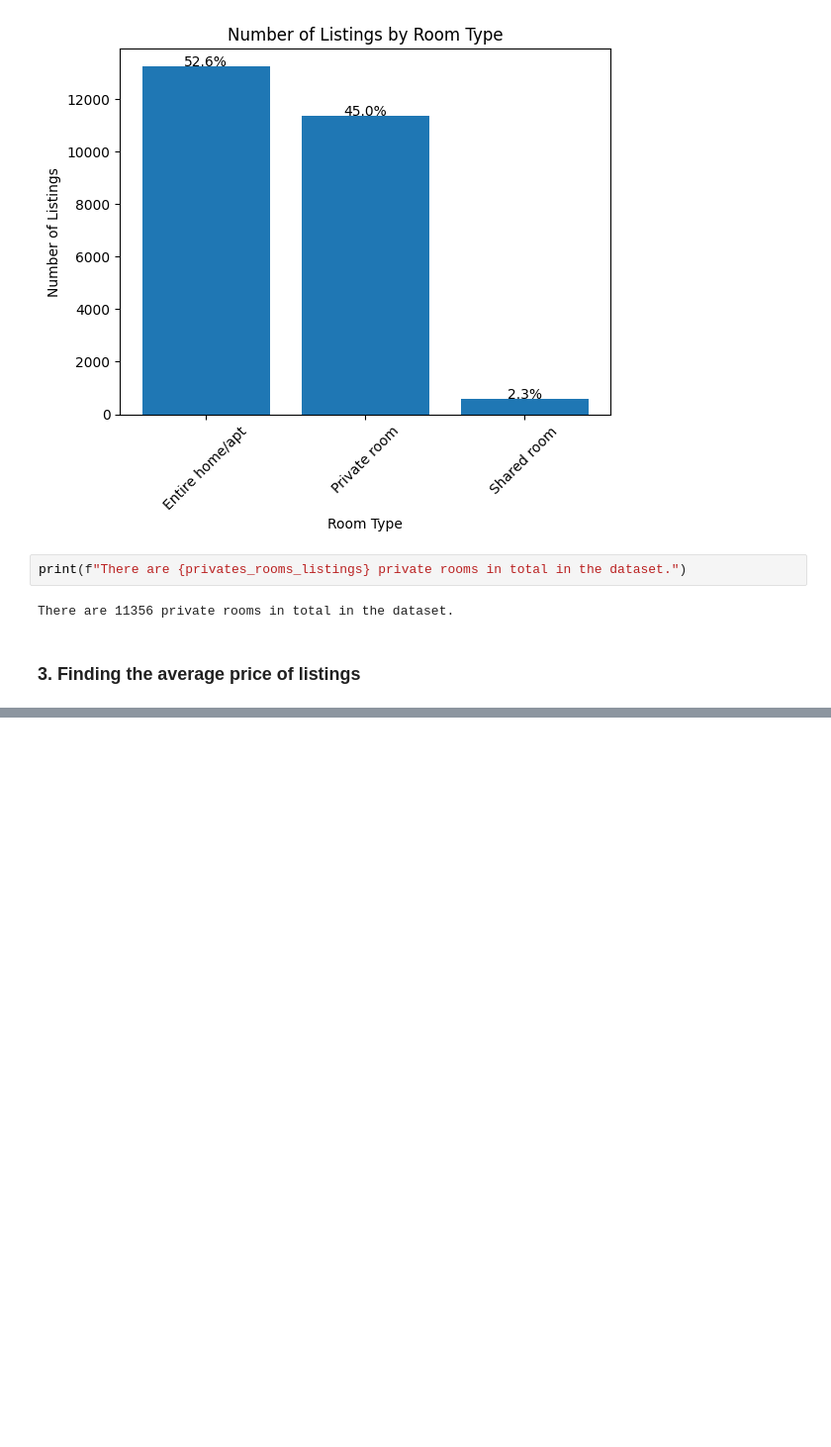
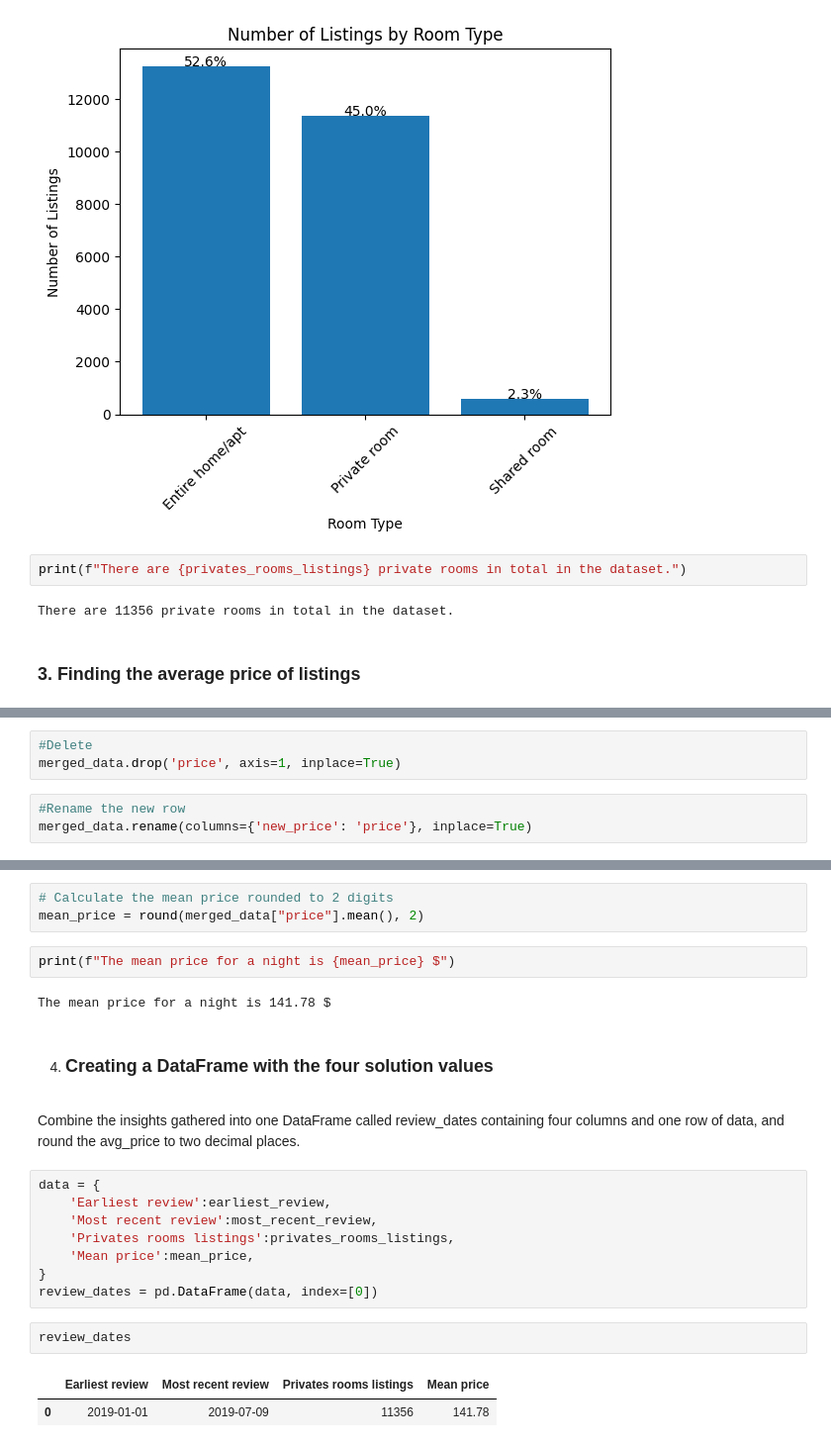
Before and after one commit to Mnr04/Data_Bootcamps_Projects, a Jupyter notebook: Exploring_Airbnb_Market_Trends.ipynb, the cells around one changed output, grey strips where cells are left out. Shown at 99% size. Drawn from its saved outputs; the diff is of its cells as text; blank space fills up the shorter version.

```diff
--- a/Exploring_Airbnb_Market_Trends.ipynb
+++ b/Exploring_Airbnb_Market_Trends.ipynb
@@ -211,0 +202,6 @@ There are 11356 private rooms in total in the dataset.
+# %%
+#Delete
+merged_data.drop('price', axis=1, inplace=True)
+# %%
+#Rename the new row
+merged_data.rename(columns={'new_price': 'price'}, inplace=True)
@@ -211,0 +225,24 @@ There are 11356 private rooms in total in the dataset.
+# %%
+# Calculate the mean price rounded to 2 digits
+mean_price = round(merged_data["price"].mean(), 2)
+# %%
+print(f"The mean price for a night is {mean_price} $")
+# %% [output]
+The mean price for a night is 141.78 $
+# %% [markdown]
+4. ### Creating a DataFrame with the four solution values
+# %% [markdown]
+Combine the insights gathered into one DataFrame called review_dates containing four columns and one row of data, and round the avg_price to two decimal places.
+# %%
+data = {
+    'Earliest review':earliest_review,
+    'Most recent review':most_recent_review,
+    'Privates rooms listings':privates_rooms_listings,
+    'Mean price':mean_price,
+}
+review_dates = pd.DataFrame(data, index=[0])
+# %%
+review_dates
+# %% [output]
+|  | Earliest review | Most recent review | Privates rooms listings | Mean price |
+| 0 | 2019-01-01 | 2019-07-09 | 11356 | 141.78 |
```
Also changed, not shown: parts of 7 cells of this notebook.
